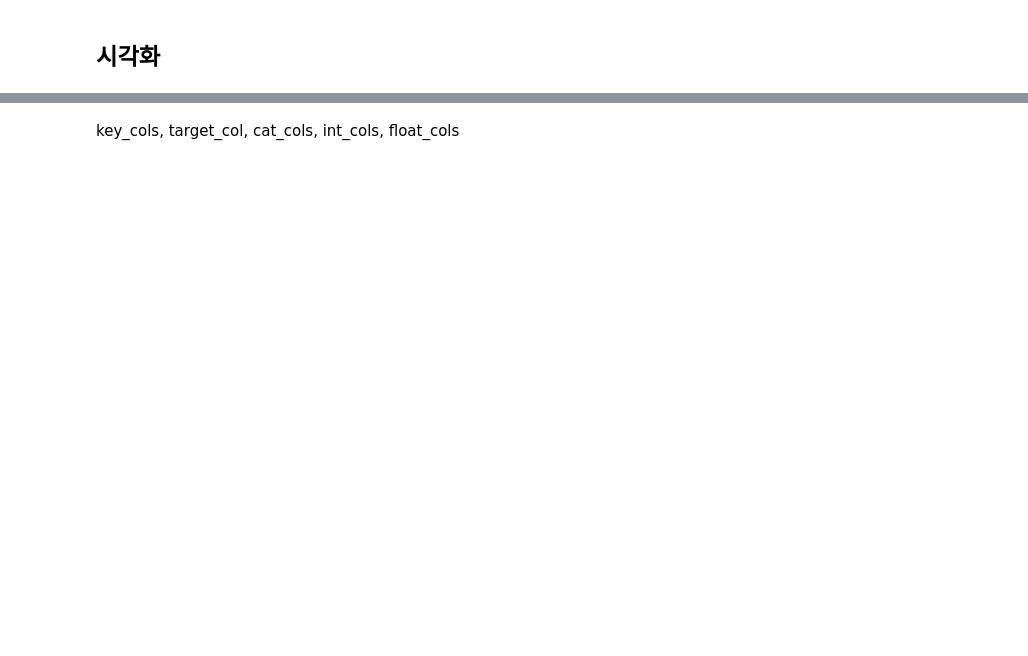
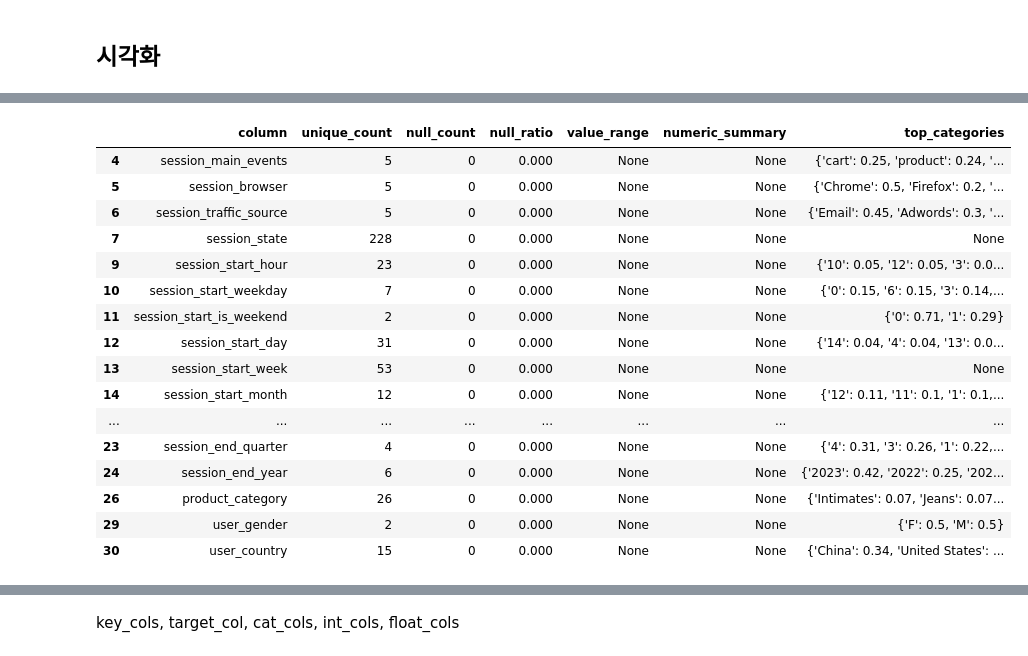
Before and after one commit to kimjiji8105/purchase-conversion-prediction, a Jupyter notebook: notebooks/03_train_eda_feature_eng.ipynb, the cells around one changed output, grey strips where cells are left out. Cells and saved outputs as stored; diff of their text form; code cells hidden in the pictures; blank space fills up the shorter version.

```diff
--- a/notebooks/03_train_eda_feature_eng.ipynb
+++ b/notebooks/03_train_eda_feature_eng.ipynb
@@ -340,0 +469,21 @@ profiles.head()
+# %%
+# state, week 관련 변수의 경우 유니크 값이 개 이상 → 차원 수가 매우 많음
+profiles[profiles['column'].isin(cat_cols)]
+# %% [output]
+|  | column | unique_count | null_count | null_ratio | value_range | numeric_summary | top_categories |
+| 4 | session_main_events | 5 | 0 | 0.000 | None | None | {'cart': 0.25, 'product': 0.24, '... |
+| 5 | session_browser | 5 | 0 | 0.000 | None | None | {'Chrome': 0.5, 'Firefox': 0.2, '... |
+| 6 | session_traffic_source | 5 | 0 | 0.000 | None | None | {'Email': 0.45, 'Adwords': 0.3, '... |
+| 7 | session_state | 228 | 0 | 0.000 | None | None | None |
+| 9 | session_start_hour | 23 | 0 | 0.000 | None | None | {'10': 0.05, '12': 0.05, '3': 0.0... |
+| 10 | session_start_weekday | 7 | 0 | 0.000 | None | None | {'0': 0.15, '6': 0.15, '3': 0.14,... |
+| 11 | session_start_is_weekend | 2 | 0 | 0.000 | None | None | {'0': 0.71, '1': 0.29} |
+| 12 | session_start_day | 31 | 0 | 0.000 | None | None | {'14': 0.04, '4': 0.04, '13': 0.0... |
+| 13 | session_start_week | 53 | 0 | 0.000 | None | None | None |
+| 14 | session_start_month | 12 | 0 | 0.000 | None | None | {'12': 0.11, '11': 0.1, '1': 0.1,... |
+| ... | ... | ... | ... | ... | ... | ... | ... |
+| 23 | session_end_quarter | 4 | 0 | 0.000 | None | None | {'4': 0.31, '3': 0.26, '1': 0.22,... |
+| 24 | session_end_year | 6 | 0 | 0.000 | None | None | {'2023': 0.42, '2022': 0.25, '202... |
+| 26 | product_category | 26 | 0 | 0.000 | None | None | {'Intimates': 0.07, 'Jeans': 0.07... |
+| 29 | user_gender | 2 | 0 | 0.000 | None | None | {'F': 0.5, 'M': 0.5} |
+| 30 | user_country | 15 | 0 | 0.000 | None | None | {'China': 0.34, 'United States': ... |
```
Also changed, not shown: parts of 39 cells of this notebook, 2 other files.
